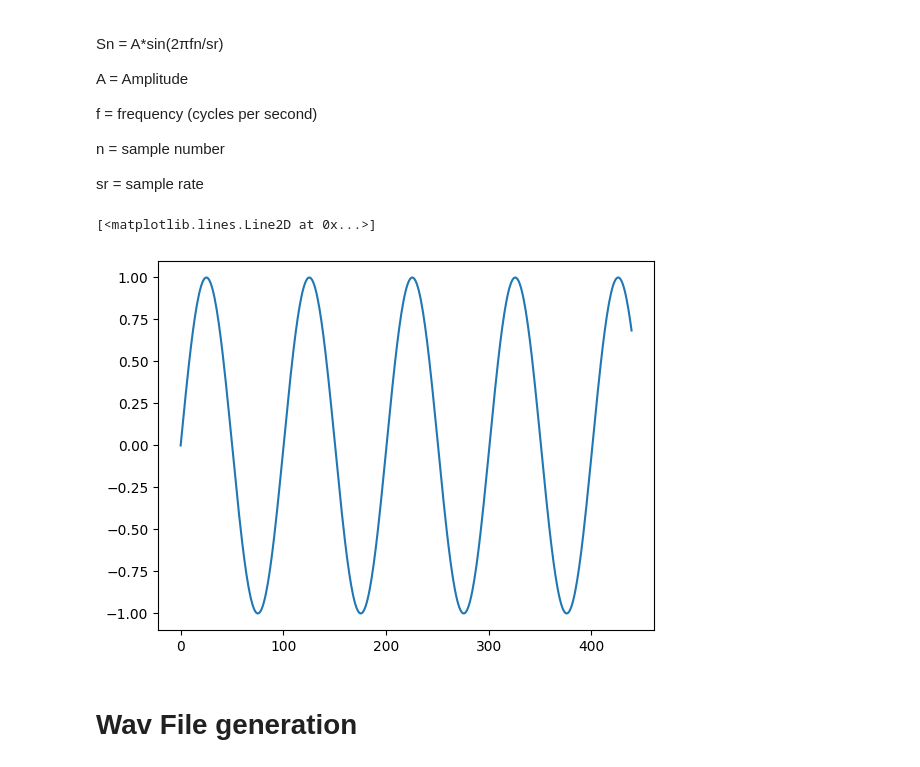
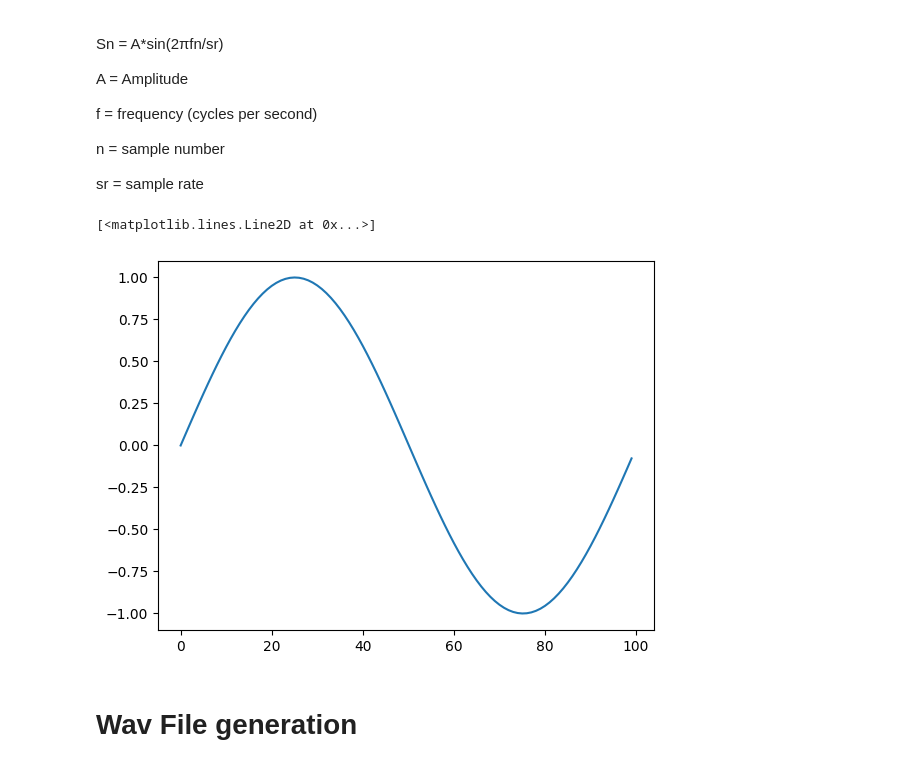
Before and after one commit to rp-bot/DSP-Fundamentals, a Jupyter notebook: Chapter1_(DigitalAudio)/SineWave.ipynb, the cells around one changed output. Cells and saved outputs as stored; diff of their text form; code cells hidden in the pictures.

```diff
--- a/Chapter1_(DigitalAudio)/SineWave.ipynb
+++ b/Chapter1_(DigitalAudio)/SineWave.ipynb
@@ -108,10 +108,10 @@ def sine_wave(n,freq, sr=44100, amp=1):
 duration = np.arange(44100*10+1)
 duration_sampled = sine_wave(duration, 440)
 # %%
-plt.plot(duration_sampled[:440])
+plt.plot(duration_sampled[:100])
 # %% [output]
 [<matplotlib.lines.Line2D at 0x...>]
-[figure, old version]
+[figure, new version]
 # %% [markdown]
 # Wav File generation
 # %%
```
Also changed, not shown: 2 other files.
